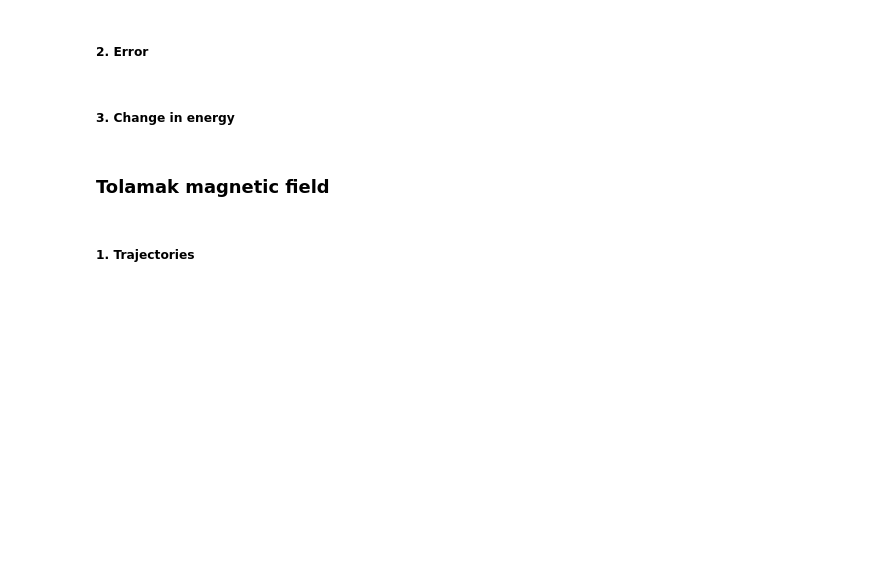
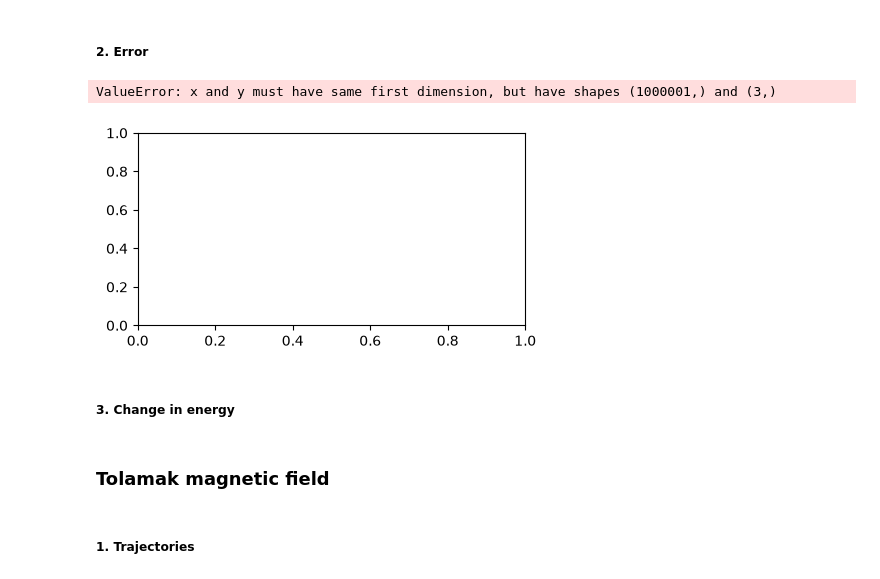
Before and after one commit to einaraarnaes/Project_2_TMA4215, a Jupyter notebook: report.ipynb, the cells around one changed output. Cells and saved outputs as stored; diff of their text form; code cells hidden in the pictures; blank space fills up the shorter version.

Commit message:
added reference function

```diff
--- a/report.ipynb
+++ b/report.ipynb
@@ -290,6 +292,33 @@ def multistep(x0, v0, t_stop, h, A, div_U):
 #Change to 1e5
 T = 1e5
 h = 0.1
+
+#Rhs for solve_ivp
+
+@jax.jit(static_argnames=["B", "div_U"])
+def rhs(t_val, u, B, div_U):
+    x_, v_ = u[:3], u[3:]
+    return jnp.concatenate((v_, jnp.cross(v_, B(x_)) - div_U(x_)))
+
+# Enable float64 for 10^-12 tolerance
+jax.config.update("jax_enable_x64", True)
+
+@jax.jit(static_argnames=["B", "div_U"])
+def solve_ivp_reference(x0, v0, T, t_eval, B, div_U):
+    u0 = jnp.concatenate((x0, v0))
+    right_hand = ODETerm(lambda t, y, args: rhs(t, y, B, div_U))
+    solver = Dopri8()
+    stepsize_controller = PIDController(rtol=1e-12, atol=1e-12)
+
+    sol = diffeqsolve(right_hand, solver, t0=0.0, t1=T, dt0=0.1, y0=u0,
+        stepsize_controller = stepsize_controller, saveat=SaveAt(ts=t_eval), max_steps=None
+    )
+
+    v = sol.ys[:, 3:]
+    x = sol.ys[:, :3]
+    t = sol.ts
+
+    return t, x, v
 # %% [markdown]
 ### 2D charged particle
 # %%
@@ -296,6 +327,15 @@ h = 0.1
 t_2D_boris, x_2D_boris, v_2D_boris = Boris_Method(x_0_2D, v_0_2D, T, h, B_2D, div_U_2D)
 t_2D_RK, x_2D_RK, v_2D_RK = RK_4(x_0_2D, v_0_2D, T, h, B_2D, div_U_2D)
 t_2D_multi, x_2D_multi, v_2D_multi = multistep(x_0_2D, v_0_2D, T, h, A_2D, div_U_2D)
+# %%
+# Reference solution
+u0 = jnp.concatenate((x_0_2D, v_0_2D))
+t_eval = jnp.arange(0, T + h, h)
+t_2D_reference, x_2D_reference, v_2D_reference = solve_ivp_reference(x_0_2D, v_0_2D, T, t_eval, B_2D, div_U_2D)
+
+error_2D_boris = np.linalg.norm(x_2D_boris-x_2D_reference, ord=2, axis=0)
+error_2D_RK = np.linalg.norm(x_2D_RK-x_2D_reference, ord=2, axis=0)
+error_2D_multi = np.linalg.norm(x_2D_multi-x_2D_reference, ord=2, axis=0)
 # %% [markdown]
 ##### 1. Trajectories
 # %%
@@ -312,5 +352,17 @@ plt.show()
 # %% [markdown]
 ##### 2. Error
+# %%
+fig, axs = plt.subplots(nrows = 1, ncols = 1, figsize = (5, 2.5))
+axs.plot(t_2D_reference, error_2D_boris, label = "Boris method")
+axs.plot(t_2D_reference, error_2D_RK, label = "RK4")
+axs.plot(t_2D_reference, error_2D_multi, label = "Multistep")
+
+axs.set(xlabel = r"$x_1$", ylabel = r"$x_2$", title = r"Error of the methods")
+
+plt.show()
+# %% [output]
+ValueError: x and y must have same first dimension, but have shapes (1000001,) and (3,)
+[figure, added]
 # %% [markdown]
 ##### 3. Change in energy
 # %% [markdown]
```
Also changed, not shown: parts of 4 cells of this notebook.
